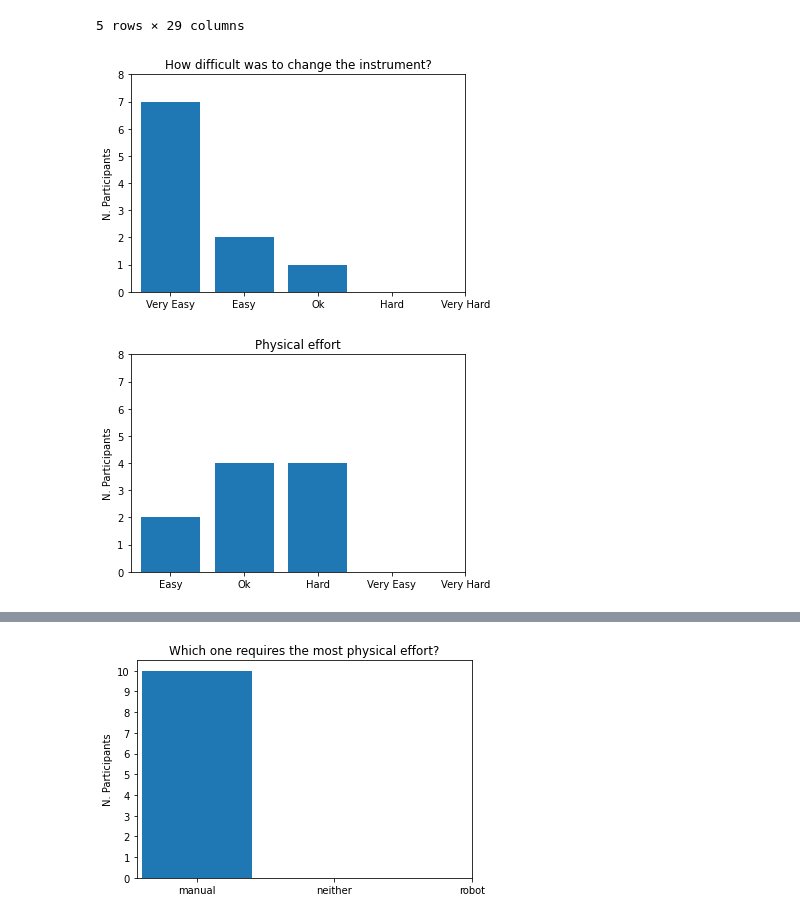
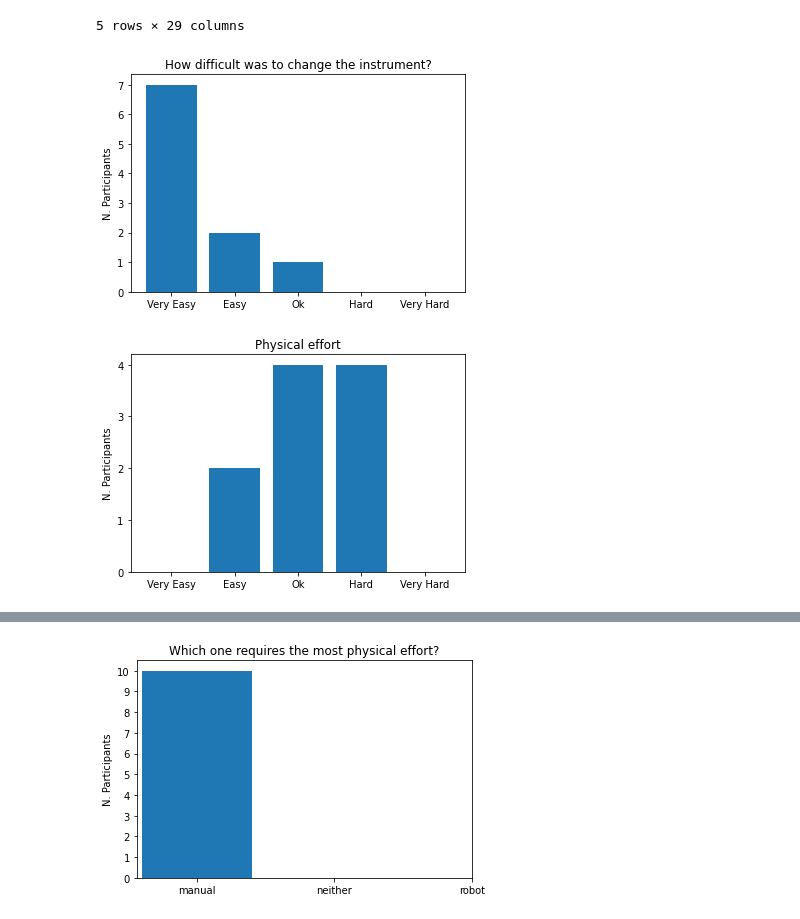
Before and after one commit to Jenirethvanessa/robotic_end-effector, a Jupyter notebook: results_plots.ipynb, the cells around one changed output, grey strips where cells are left out. Saved outputs shown, nothing was run; the diff lists cells and outputs as text; code cells hidden in the pictures.

```diff
--- a/results_plots.ipynb
+++ b/results_plots.ipynb
@@ -16,16 +16,16 @@ df.head()
 | 5 | M | 27 | Y | N | 4 | N | N | N | 3 | ... |
 5 rows × 29 columns
 # %%
-def plot_question(variable, title):
+def plot_question(df, variable, title, categories):
+    df = df.copy()
+
+    value_map = {i: v for i, v in enumerate(categories, 1)}
+    df[variable] = pd.Categorical(df[variable].map(value_map), categories)
     by_change = df.groupby(variable)[["demog1"]].count().reset_index().rename(columns={"demog1": "count"})
-    categories = ["Very Easy", "Easy", "Ok", "Hard", "Very Hard"]
-    value_map = {i: v for i, v in enumerate(categories, 1)}
-    by_change["category"] = by_change[variable].map(value_map)
-    by_change["category"] = pd.Categorical(by_change["category"], categories)
 
-    plt.bar(by_change["category"], by_change["count"])
-    plt.yticks(range(9))
-    plt.xticks(categories)
+    plt.bar(by_change[variable], by_change["count"])
+    plt.yticks(range(by_change["count"].max()+ 1))
+    # plt.xticks(categories)
     plt.ylabel("N. Participants")
     plt.title(title)
     plt.show()
@@ -32,8 +56,10 @@ def plot_question(variable, title):
 # %%
-plot_question(variable = "changing _instrument", title = "How difficult was to change the instrument?")
+categories = ["Very Easy", "Easy", "Ok", "Hard", "Very Hard"]
+plot_question(df, variable="changing _instrument", title="How difficult was to change the instrument?", categories = categories)
 # %% [output]
-[figure, old version]
+[figure, new version]
 # %%
-plot_question(variable = "manual_needle1", title = "Physical effort")
+
+plot_question(df, variable = "manual_needle1", title = "Physical effort")
 # %% [output]
-[figure, old version]
+[figure, new version]
```
Also changed, not shown: parts of 17 cells of this notebook, 1 other file.
